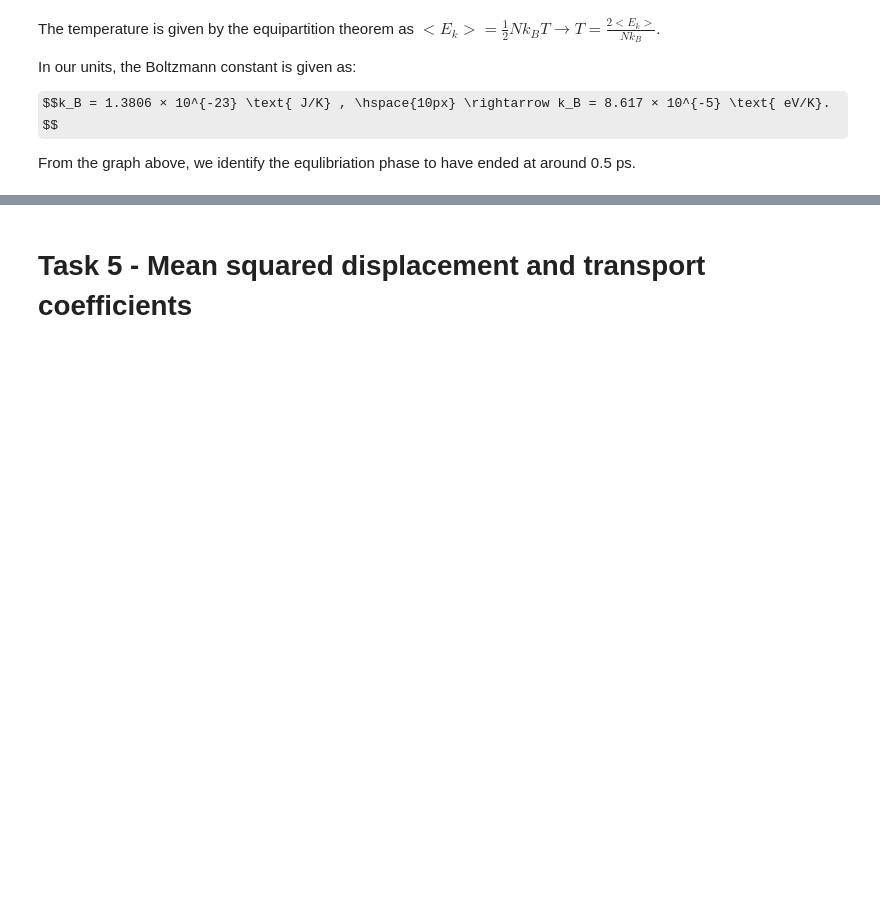
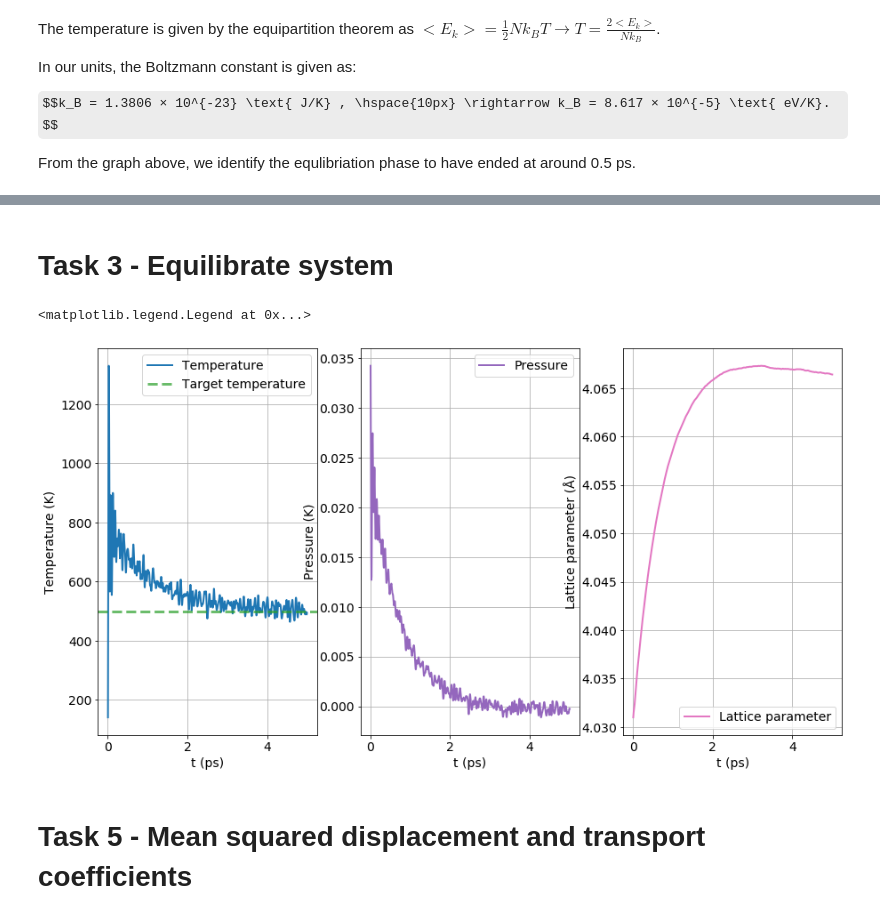
Before and after one commit to elindgren/compphys_homeworks, a Jupyter notebook: H1/Homework 1 - Notebook.ipynb, the cells around one changed output, grey strips where cells are left out. Cells and saved outputs as stored; diff of their text form; code cells hidden in the pictures; some formulas as TeX source; blank space fills up the shorter version.

Commit message:
Continue work on task 3

```diff
--- a/H1/Homework 1 - Notebook.ipynb
+++ b/H1/Homework 1 - Notebook.ipynb
@@ -92,3 +92,36 @@ The average temperature over all timesteps is: T=752.06
+# %% [markdown]
+# Task 3 - Equilibrate system
+# %%
+# Load energy data
+data = np.loadtxt("datafiles/equilibration.dat")
+
+# Define figure
+fig, ax = plt.subplots(1,3, figsize=(15,8))
+
+# Plot
+ax[0].plot(data[1:,0], data[1:,1], 'C0', linestyle='-', linewidth=2, label='Temperature')
+ax[0].axhline(500, c='C2', linestyle='--', linewidth=3, alpha=0.7, label='Target temperature')
+ax[0].set_xlabel(r't (ps)')
+ax[0].set_ylabel(r'Temperature (K)')
+ax[0].grid()
+ax[0].legend(loc='best')
+
+ax[1].plot(data[1:,0], data[1:,2], 'C4', linestyle='-', linewidth=2, label='Pressure')
+# ax[1].axhline(500, c='C2', linestyle='--', linewidth=3, alpha=0.7, label='Target temperature')
+ax[1].set_xlabel(r't (ps)')
+ax[1].set_ylabel(r'Pressure (K)')
+ax[1].grid()
+ax[1].legend(loc='best')
+
+ax[2].plot(data[1:,0], data[1:,3], 'C6', linestyle='-', linewidth=2, label='Lattice parameter')
+# ax[1].axhline(500, c='C2', linestyle='--', linewidth=3, alpha=0.7, label='Target temperature')
+ax[2].set_xlabel(r't (ps)')
+ax[2].set_ylabel(r'Lattice parameter (Å)')
+ax[2].grid()
+ax[2].legend(loc='best')
+# %% [output]
+<matplotlib.legend.Legend at 0x...>
+[figure, added]
 # %% [markdown]
 # Task 5 - Mean squared displacement and transport coefficients
 # %% [markdown]
```
Also changed, not shown: parts of 4 cells of this notebook, 8 other files.
